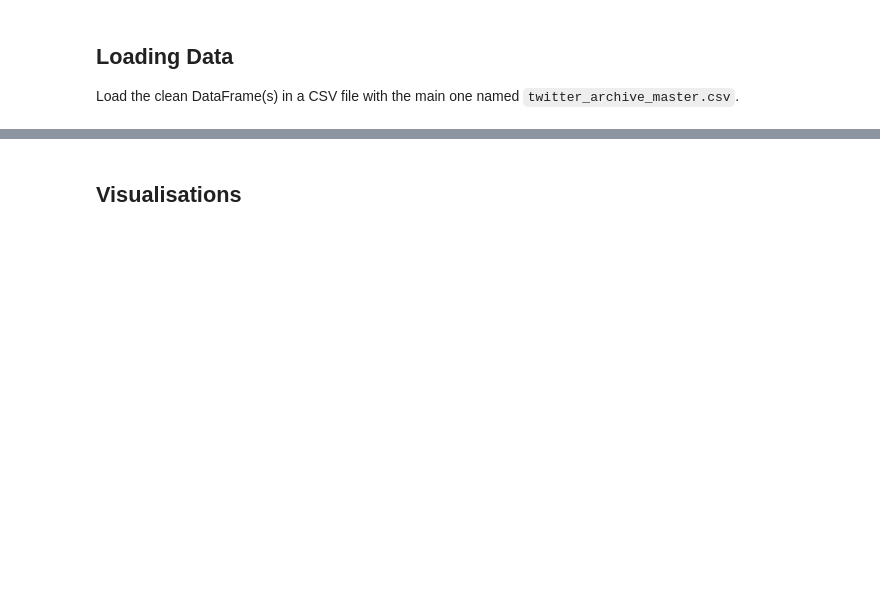
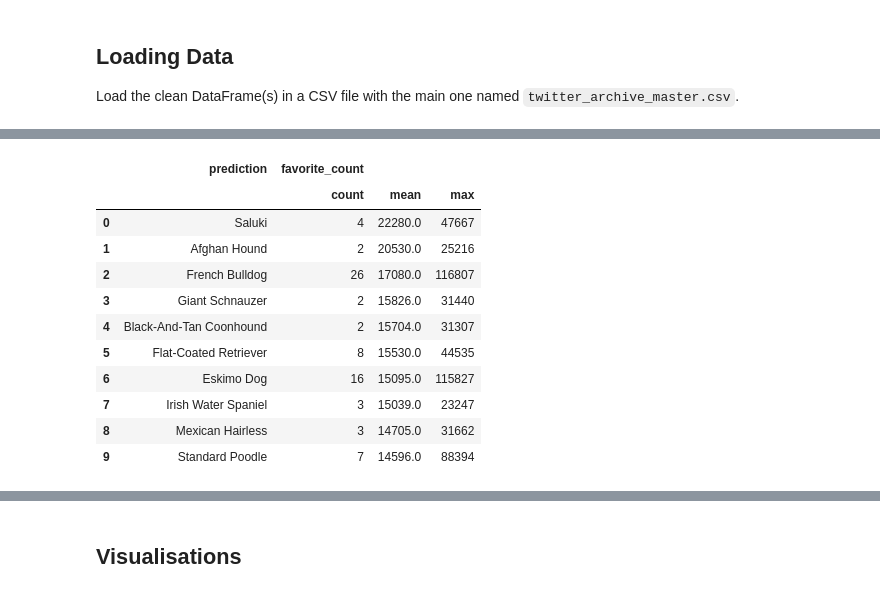
Before and after one commit to SVGoogle/Twitter-API-Data-Analysis, a Jupyter notebook: wrangle_act.ipynb, the cells around one changed output, grey strips where cells are left out. Cells and saved outputs as stored; diff of their text form; code cells hidden in the pictures; blank space fills up the shorter version.

```diff
--- a/wrangle_act.ipynb
+++ b/wrangle_act.ipynb
@@ -901,0 +983,21 @@ Load the clean DataFrame(s) in a CSV file with the main one named `twitter_archi
+# %%
+# Most popular dog label by favorite count
+(df.groupby('prediction').agg(['count', 'mean', 'max'])
+ .loc[:, ['favorite_count']].round()
+ .sort_values(('favorite_count', 'mean'), ascending=False)
+ .reset_index()
+ .head(10)
+ .style.background_gradient())
+# %% [output]
+|  | prediction | favorite_count |  |  |
+|  |  | count | mean | max |
+| 0 | Saluki | 4 | 22280.0 | 47667 |
+| 1 | Afghan Hound | 2 | 20530.0 | 25216 |
+| 2 | French Bulldog | 26 | 17080.0 | 116807 |
+| 3 | Giant Schnauzer | 2 | 15826.0 | 31440 |
+| 4 | Black-And-Tan Coonhound | 2 | 15704.0 | 31307 |
+| 5 | Flat-Coated Retriever | 8 | 15530.0 | 44535 |
+| 6 | Eskimo Dog | 16 | 15095.0 | 115827 |
+| 7 | Irish Water Spaniel | 3 | 15039.0 | 23247 |
+| 8 | Mexican Hairless | 3 | 14705.0 | 31662 |
+| 9 | Standard Poodle | 7 | 14596.0 | 88394 |
```
Also changed, not shown: parts of 15 cells of this notebook, 1 other file.
